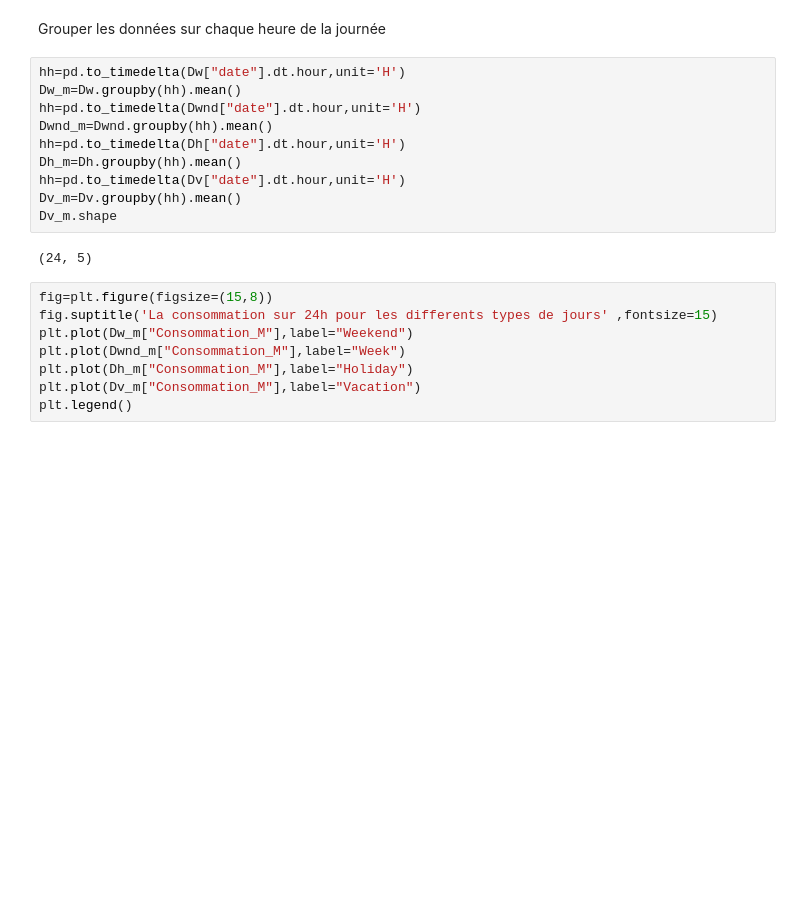
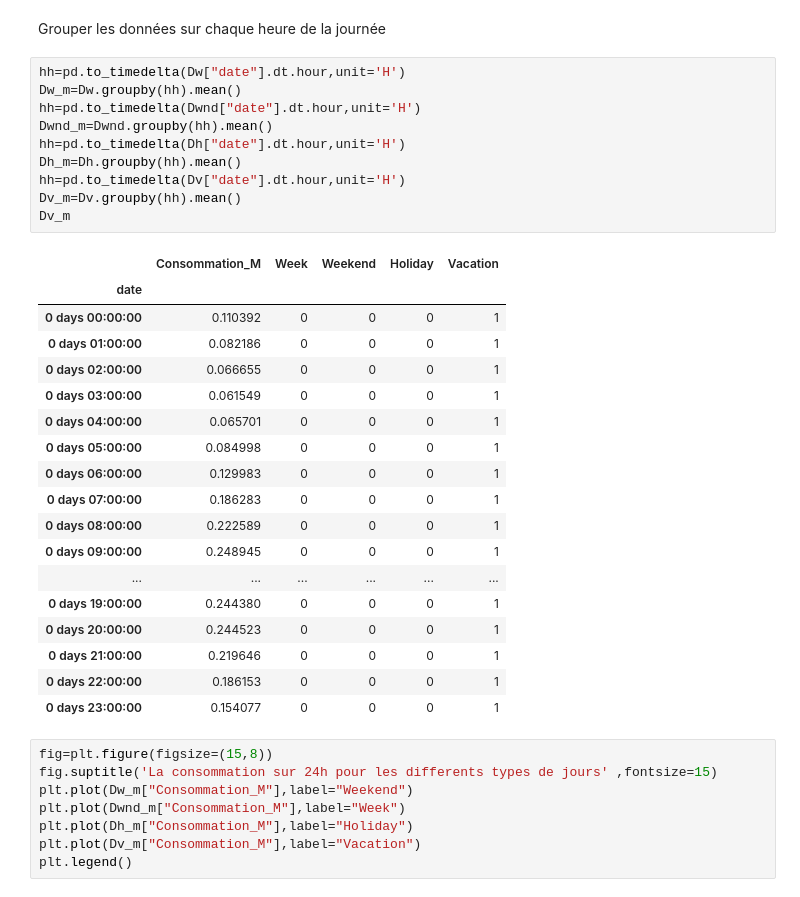
Before and after one commit to forloulhoucine/TER_Analyse-de-donnees-issues-dun-reseau-urbain, a Jupyter notebook: TER.ipynb, the cells around one changed output. Cells and saved outputs as stored; diff of their text form; blank space fills up the shorter version.

```diff
--- a/TER.ipynb
+++ b/TER.ipynb
@@ -669,15 +669,32 @@ Grouper les données sur chaque heure de la journée
 # %%
 hh=pd.to_timedelta(Dw["date"].dt.hour,unit='H')
 Dw_m=Dw.groupby(hh).mean()
 hh=pd.to_timedelta(Dwnd["date"].dt.hour,unit='H')
 Dwnd_m=Dwnd.groupby(hh).mean()
 hh=pd.to_timedelta(Dh["date"].dt.hour,unit='H')
 Dh_m=Dh.groupby(hh).mean()
 hh=pd.to_timedelta(Dv["date"].dt.hour,unit='H')
 Dv_m=Dv.groupby(hh).mean()
-Dv_m.shape
+Dv_m
 # %% [output]
-(24, 5)
+|  | Consommation_M | Week | Weekend | Holiday | Vacation |
+| date |  |  |  |  |  |
+| 0 days 00:00:00 | 0.110392 | 0 | 0 | 0 | 1 |
+| 0 days 01:00:00 | 0.082186 | 0 | 0 | 0 | 1 |
+| 0 days 02:00:00 | 0.066655 | 0 | 0 | 0 | 1 |
+| 0 days 03:00:00 | 0.061549 | 0 | 0 | 0 | 1 |
+| 0 days 04:00:00 | 0.065701 | 0 | 0 | 0 | 1 |
+| 0 days 05:00:00 | 0.084998 | 0 | 0 | 0 | 1 |
+| 0 days 06:00:00 | 0.129983 | 0 | 0 | 0 | 1 |
+| 0 days 07:00:00 | 0.186283 | 0 | 0 | 0 | 1 |
+| 0 days 08:00:00 | 0.222589 | 0 | 0 | 0 | 1 |
+| 0 days 09:00:00 | 0.248945 | 0 | 0 | 0 | 1 |
+| ... | ... | ... | ... | ... | ... |
+| 0 days 19:00:00 | 0.244380 | 0 | 0 | 0 | 1 |
+| 0 days 20:00:00 | 0.244523 | 0 | 0 | 0 | 1 |
+| 0 days 21:00:00 | 0.219646 | 0 | 0 | 0 | 1 |
+| 0 days 22:00:00 | 0.186153 | 0 | 0 | 0 | 1 |
+| 0 days 23:00:00 | 0.154077 | 0 | 0 | 0 | 1 |
 # %%
 fig=plt.figure(figsize=(15,8))
 fig.suptitle('La consommation sur 24h pour les differents types de jours' ,fontsize=15)
```
Also changed, not shown: parts of 2 cells of this notebook.
